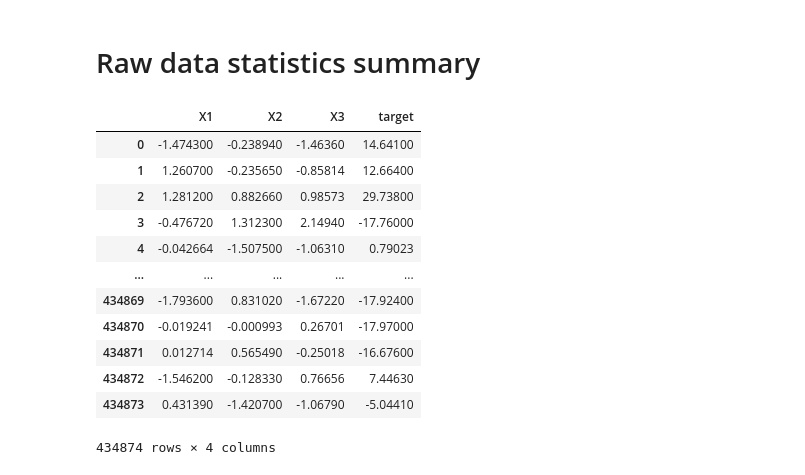
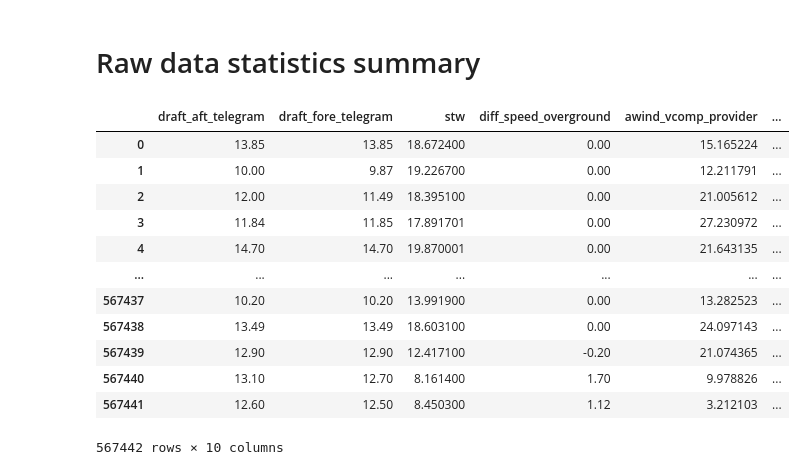
Before and after one commit to Trminh06-work/Out-of-distribution-data-fitting, a Jupyter notebook: data/Data_Statistics_Summary.ipynb, the cells around one changed output. Saved outputs shown, nothing was run; the diff lists cells and outputs as text; code cells hidden in the pictures.

Commit message:
update power_consumption raw stat sum and push other splitted stat sum

```diff
--- a/data/Data_Statistics_Summary.ipynb
+++ b/data/Data_Statistics_Summary.ipynb
@@ -29,24 +29,24 @@ players_22
 # %% [markdown]
 # Raw data statistics summary
 # %%
-file = "3droad"
+file = "power_consumption"
 path = f"raw/{file}/{file}.parquet"
 statistics_man = DatasetStatistics(path)
 statistics_man.df
 # %% [output]
-|  | X1 | X2 | X3 | target |
-| 0 | -1.474300 | -0.238940 | -1.46360 | 14.64100 |
-| 1 | 1.260700 | -0.235650 | -0.85814 | 12.66400 |
-| 2 | 1.281200 | 0.882660 | 0.98573 | 29.73800 |
-| 3 | -0.476720 | 1.312300 | 2.14940 | -17.76000 |
-| 4 | -0.042664 | -1.507500 | -1.06310 | 0.79023 |
-| ... | ... | ... | ... | ... |
-| 434869 | -1.793600 | 0.831020 | -1.67220 | -17.92400 |
-| 434870 | -0.019241 | -0.000993 | 0.26701 | -17.97000 |
-| 434871 | 0.012714 | 0.565490 | -0.25018 | -16.67600 |
-| 434872 | -1.546200 | -0.128330 | 0.76656 | 7.44630 |
-| 434873 | 0.431390 | -1.420700 | -1.06790 | -5.04410 |
+|  | draft_aft_telegram | draft_fore_telegram | stw | diff_speed_overground | awind_vcomp_provider | ... |
+| 0 | 13.85 | 13.85 | 18.672400 | 0.00 | 15.165224 | ... |
+| 1 | 10.00 | 9.87 | 19.226700 | 0.00 | 12.211791 | ... |
+| 2 | 12.00 | 11.49 | 18.395100 | 0.00 | 21.005612 | ... |
+| 3 | 11.84 | 11.85 | 17.891701 | 0.00 | 27.230972 | ... |
+| 4 | 14.70 | 14.70 | 19.870001 | 0.00 | 21.643135 | ... |
+| ... | ... | ... | ... | ... | ... | ... |
+| 567437 | 10.20 | 10.20 | 13.991900 | 0.00 | 13.282523 | ... |
+| 567438 | 13.49 | 13.49 | 18.603100 | 0.00 | 24.097143 | ... |
+| 567439 | 12.90 | 12.90 | 12.417100 | -0.20 | 21.074365 | ... |
+| 567440 | 13.10 | 12.70 | 8.161400 | 1.70 | 9.978826 | ... |
+| 567441 | 12.60 | 12.50 | 8.450300 | 1.12 | 3.212103 | ... |
-434874 rows × 4 columns
+567442 rows × 10 columns
 # %%
 for feature in statistics_man.df.columns:
     statistics_man.plot_distribution(feature)
```
Also changed, not shown: parts of 4 cells of this notebook, 44 other files.
